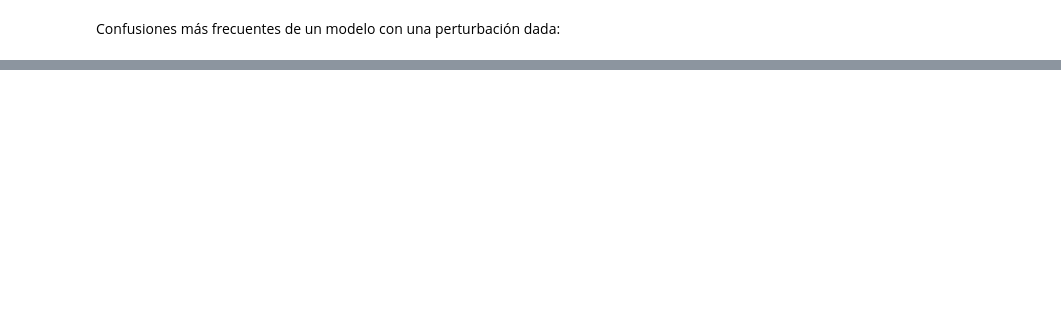
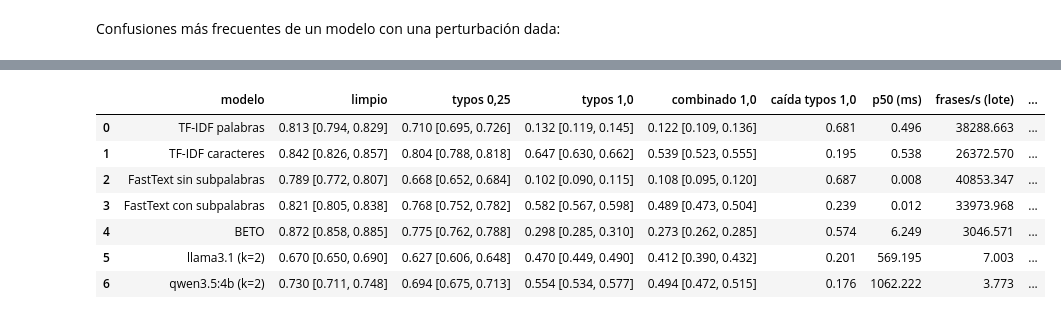
Before and after one commit to mlombardia/TP-NLP-2Q2026, a Jupyter notebook: resultados.ipynb, the cells around one changed output, grey strips where cells are left out. Cells and saved outputs as stored; diff of their text form; code cells hidden in the pictures; blank space fills up the shorter version.

```diff
--- a/resultados.ipynb
+++ b/resultados.ipynb
@@ -224,0 +346,19 @@ Name: errores, dtype: int64
+# %%
+comparacion = pd.read_csv(RESULTS_DIR / "comparacion.csv")
+comparacion.rename(
+    columns={
+        "model": "modelo",
+        "p50_ms": "p50 (ms)",
+        "frases_por_s": "frases/s (lote)",
+        "wh_por_1000": "Wh / 1000 frases",
+    }
+).round(3)
+# %% [output]
+|  | modelo | limpio | typos 0,25 | typos 1,0 | combinado 1,0 | caída typos 1,0 | p50 (ms) | frases/s (lote) | ... |
+| 0 | TF-IDF palabras | 0.813 [0.794, 0.829] | 0.710 [0.695, 0.726] | 0.132 [0.119, 0.145] | 0.122 [0.109, 0.136] | 0.681 | 0.496 | 38288.663 | ... |
+| 1 | TF-IDF caracteres | 0.842 [0.826, 0.857] | 0.804 [0.788, 0.818] | 0.647 [0.630, 0.662] | 0.539 [0.523, 0.555] | 0.195 | 0.538 | 26372.570 | ... |
+| 2 | FastText sin subpalabras | 0.789 [0.772, 0.807] | 0.668 [0.652, 0.684] | 0.102 [0.090, 0.115] | 0.108 [0.095, 0.120] | 0.687 | 0.008 | 40853.347 | ... |
+| 3 | FastText con subpalabras | 0.821 [0.805, 0.838] | 0.768 [0.752, 0.782] | 0.582 [0.567, 0.598] | 0.489 [0.473, 0.504] | 0.239 | 0.012 | 33973.968 | ... |
+| 4 | BETO | 0.872 [0.858, 0.885] | 0.775 [0.762, 0.788] | 0.298 [0.285, 0.310] | 0.273 [0.262, 0.285] | 0.574 | 6.249 | 3046.571 | ... |
+| 5 | llama3.1 (k=2) | 0.670 [0.650, 0.690] | 0.627 [0.606, 0.648] | 0.470 [0.449, 0.490] | 0.412 [0.390, 0.432] | 0.201 | 569.195 | 7.003 | ... |
+| 6 | qwen3.5:4b (k=2) | 0.730 [0.711, 0.748] | 0.694 [0.675, 0.713] | 0.554 [0.534, 0.577] | 0.494 [0.472, 0.515] | 0.176 | 1062.222 | 3.773 | ... |
```
Also changed, not shown: parts of 27 cells of this notebook, 19 other files.
